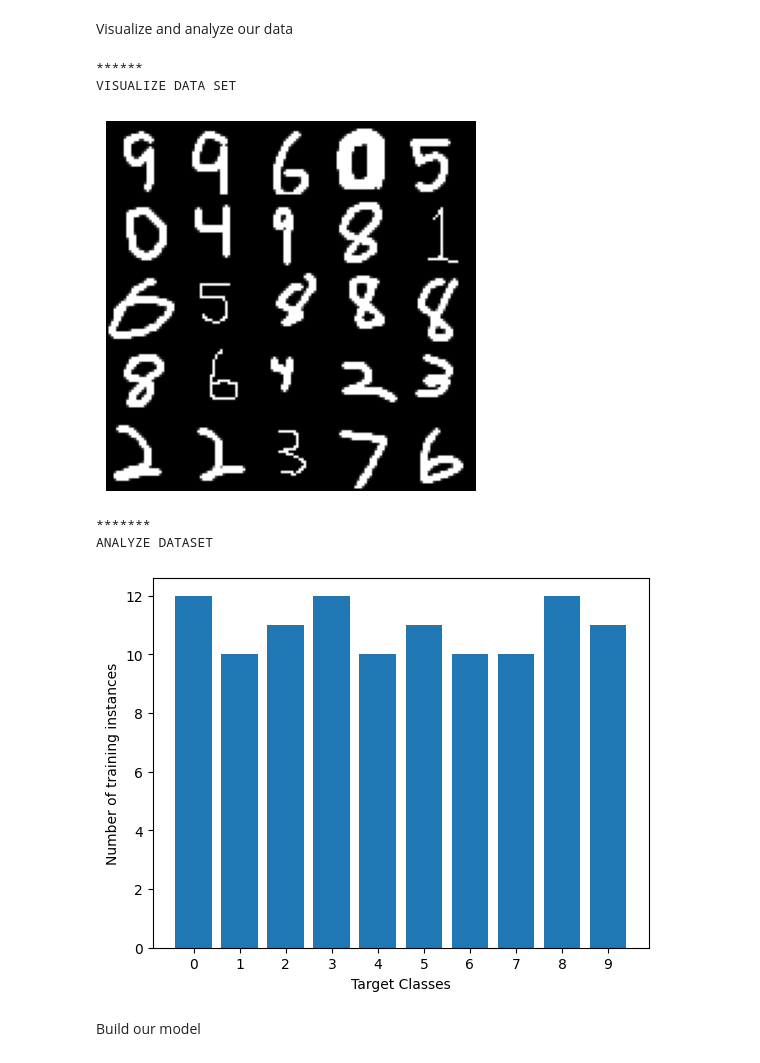
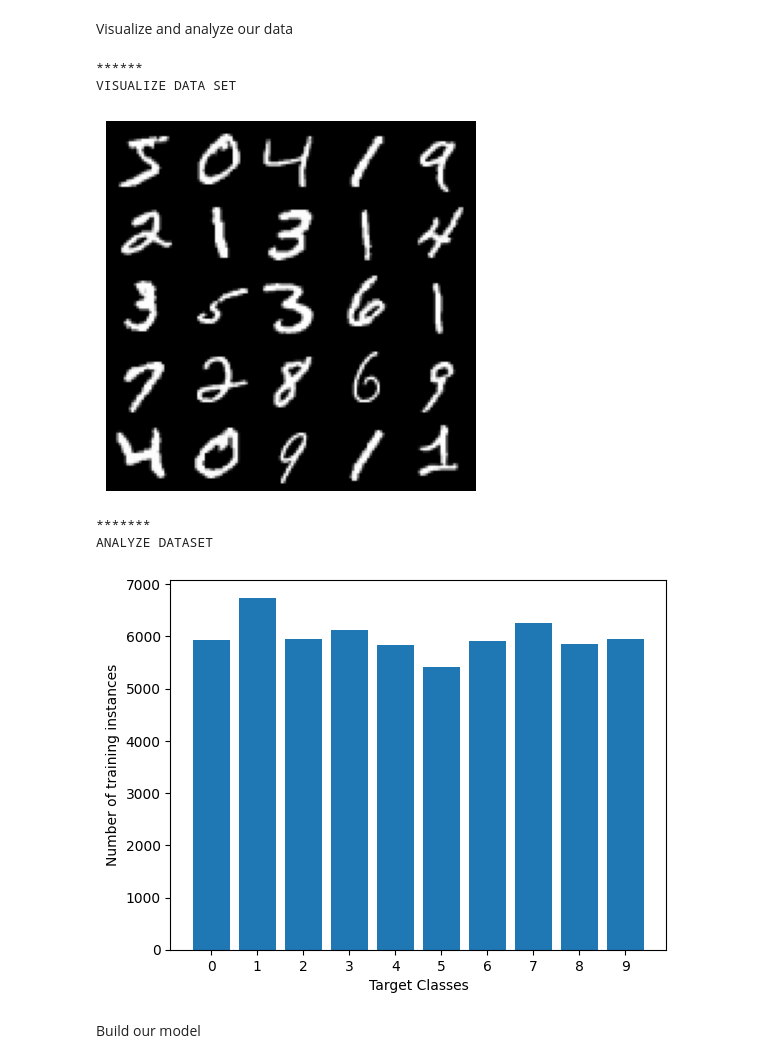
Before and after one commit to solopres/Cybr486FinalProject, a Jupyter notebook: CNN/cnn.ipynb, the cells around one changed output. Drawn from its saved outputs; the diff is of its cells as text; code cells hidden in the pictures.

```diff
--- a/CNN/cnn.ipynb
+++ b/CNN/cnn.ipynb
@@ -13,16 +13,14 @@ data_dir = '/content/drive/My Drive/Cybr486Project/Dataset'
 
 print('normalize transform starting')
 normalize_transform = torchvision.transforms.Compose(
-    [torchvision.transforms.ToTensor(),
-     torchvision.transforms.Normalize(mean=(0.5,0.5,0.5), std=(0.5,0.5,0.5))]
+    [torchvision.transforms.Grayscale(),
+     torchvision.transforms.ToTensor(),
+     torchvision.transforms.Normalize(mean=(0.1307,), std=(0.3081,))]
 )
-dataset = torchvision.datasets.ImageFolder(data_dir, transform=normalize_transform)
-train_size = int(0.8 * len(dataset))
-test_size = len(dataset) - train_size
+test_dataset = torchvision.datasets.ImageFolder(data_dir, transform=normalize_transform)
 print('normalize transform ending')
 print('load datasets start')
-train_dataset, test_dataset = torch.utils.data.random_split(dataset, [train_size, test_size])
-test_dataset.class_to_idx = dataset.class_to_idx
+train_dataset = torchvision.datasets.MNIST(root="./CYBR486FINALPROJECT",transform=normalize_transform,download=True)
 print('load datasets end')
 # %% [output]
 start
@@ -35,42 +33,42 @@ load datasets end
 Visualize and analyze our data
 # %%
 #prepare minibatches
-batch_size = 128
+batch_size = 64
 train_loader = torch.utils.data.DataLoader(
     train_dataset, batch_size=batch_size)
-test_loader = torch.utils.data.DataLoader(test_dataset, batch_size=batch_size)
+test_loader = torch.utils.data.DataLoader(test_dataset, batch_size=batch_size,shuffle=True)
 
 #visualization
 print("******\nVISUALIZE DATA SET")
 dataiter = iter(train_loader)
 images, labels = next(dataiter)
 plt.imshow(np.transpose(torchvision.utils.make_grid(
     images[:25], normalize=True, padding=1, nrow=5).numpy(), (1, 2, 0)))
 plt.axis('off')
 plt.show()
 
 
 
 #analyze dataset
 print("*******\nANALYZE DATASET")
 classes = []
 for batch_idx, data in enumerate(train_loader):
     x, y = data
     classes.extend(y.tolist())
 
 unique, counts = np.unique(classes, return_counts=True)
 names = list(test_dataset.class_to_idx.keys())
 plt.bar(names, counts)
 plt.xlabel("Target Classes")
 plt.ylabel("Number of training instances")
 plt.show()
 # %% [output]
 ******
 VISUALIZE DATA SET
-[figure, old version]
+[figure, new version]
 *******
 ANALYZE DATASET
-[figure, old version]
+[figure, new version]
 # %% [markdown]
 Build our model
 # %%
```
Also changed, not shown: parts of 2 cells of this notebook, 14 other files.
